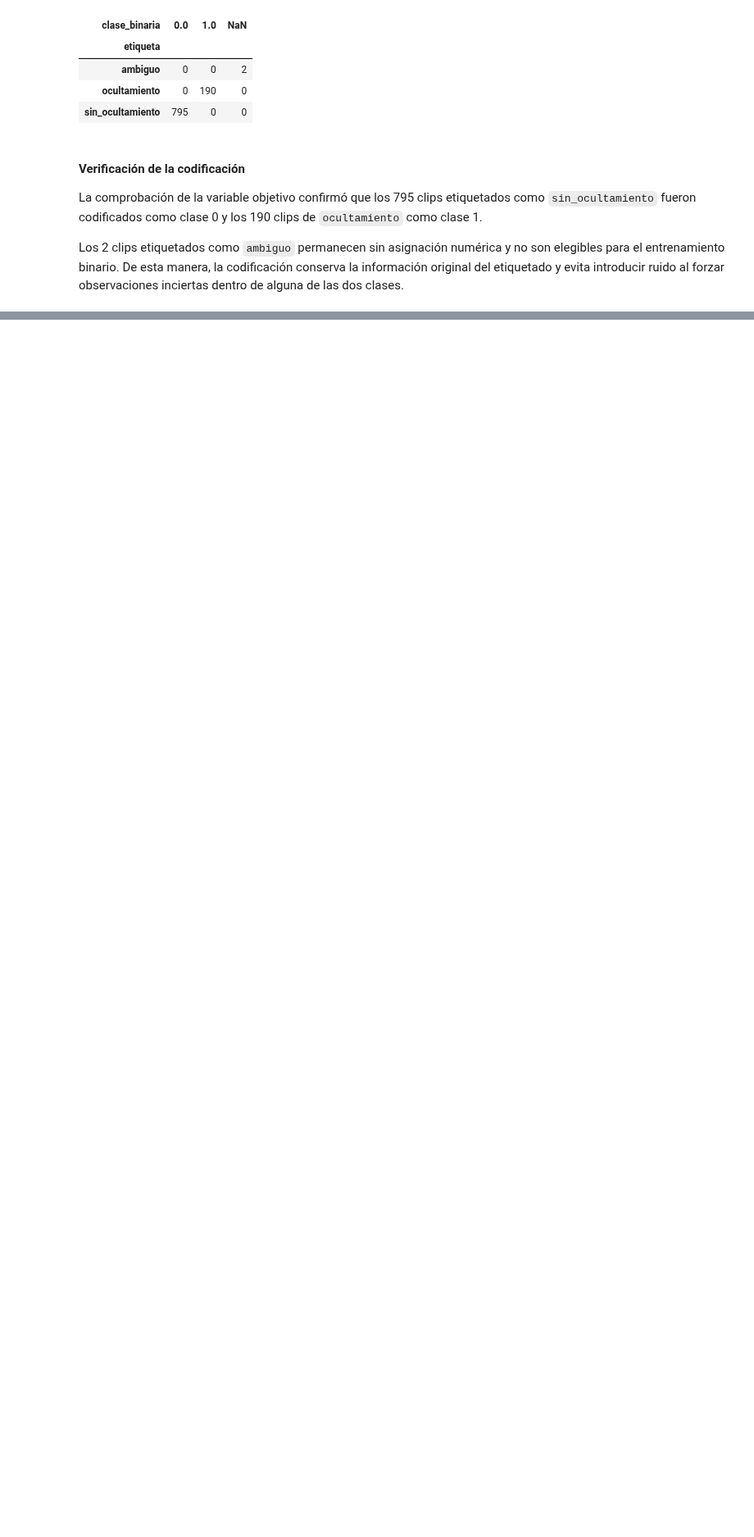
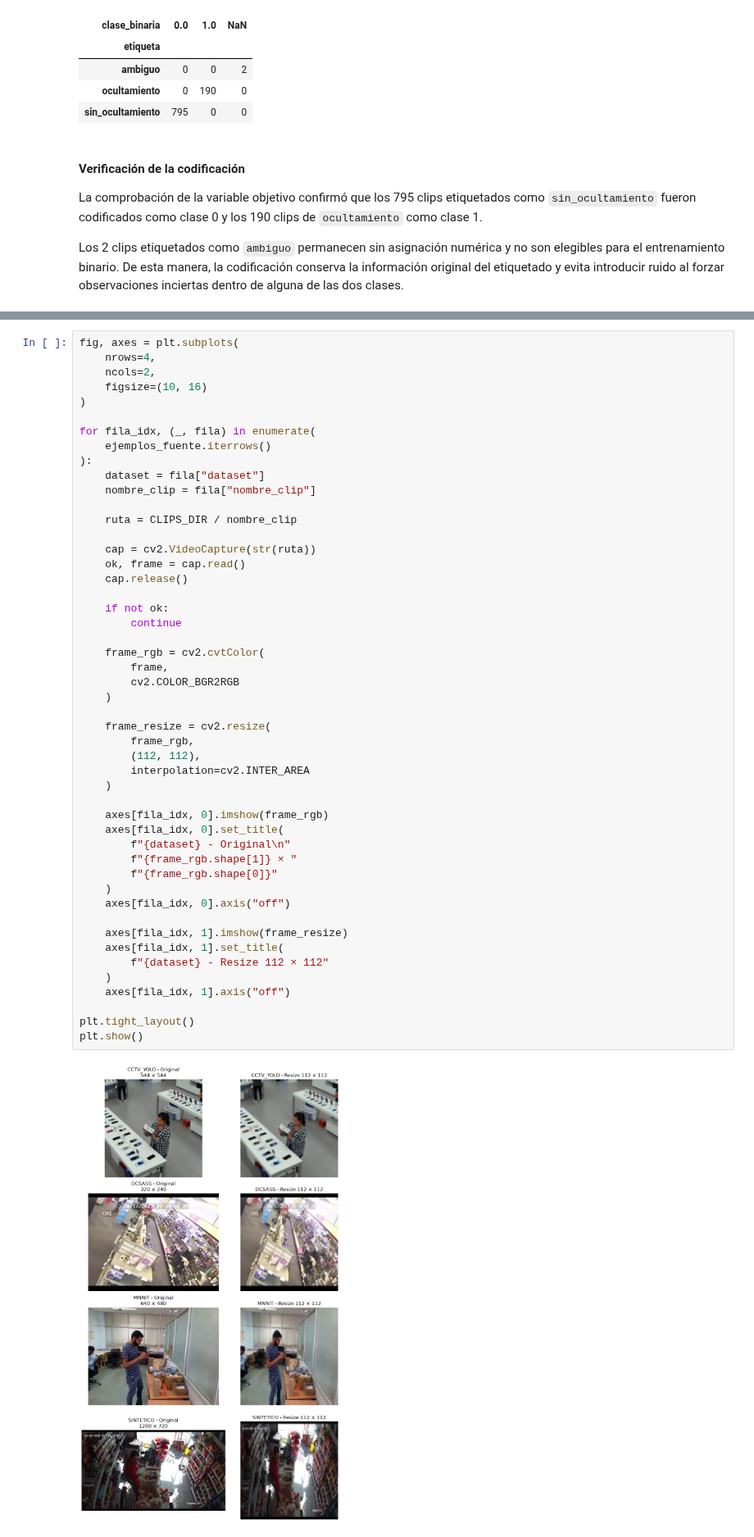
Before and after one commit to joseluistinajero/MNA---Proyecto-Integrador, a Jupyter notebook: Notebooks/Avance2_Equipo41.ipynb, the cells around one changed output, grey strips where cells are left out. Shown at 82% size. Cells and saved outputs as stored; diff of their text form; blank space fills up the shorter version.

```diff
--- a/Notebooks/Avance2_Equipo41.ipynb
+++ b/Notebooks/Avance2_Equipo41.ipynb
@@ -446,0 +1216,51 @@ Por estas razones, variables como `dataset` y `duracion_real_s` se conservarán
+# %%
+fig, axes = plt.subplots(
+    nrows=4,
+    ncols=2,
+    figsize=(10, 16)
+)
+
+for fila_idx, (_, fila) in enumerate(
+    ejemplos_fuente.iterrows()
+):
+    dataset = fila["dataset"]
+    nombre_clip = fila["nombre_clip"]
+
+    ruta = CLIPS_DIR / nombre_clip
+
+    cap = cv2.VideoCapture(str(ruta))
+    ok, frame = cap.read()
+    cap.release()
+
+    if not ok:
+        continue
+
+    frame_rgb = cv2.cvtColor(
+        frame,
+        cv2.COLOR_BGR2RGB
+    )
+
+    frame_resize = cv2.resize(
+        frame_rgb,
+        (112, 112),
+        interpolation=cv2.INTER_AREA
+    )
+
+    axes[fila_idx, 0].imshow(frame_rgb)
+    axes[fila_idx, 0].set_title(
+        f"{dataset} - Original\n"
+        f"{frame_rgb.shape[1]} × "
+        f"{frame_rgb.shape[0]}"
+    )
+    axes[fila_idx, 0].axis("off")
+
+    axes[fila_idx, 1].imshow(frame_resize)
+    axes[fila_idx, 1].set_title(
+        f"{dataset} - Resize 112 × 112"
+    )
+    axes[fila_idx, 1].axis("off")
+
+plt.tight_layout()
+plt.show()
+# %% [output]
+[figure, added]
```
Also changed, not shown: parts of 57 cells of this notebook.
